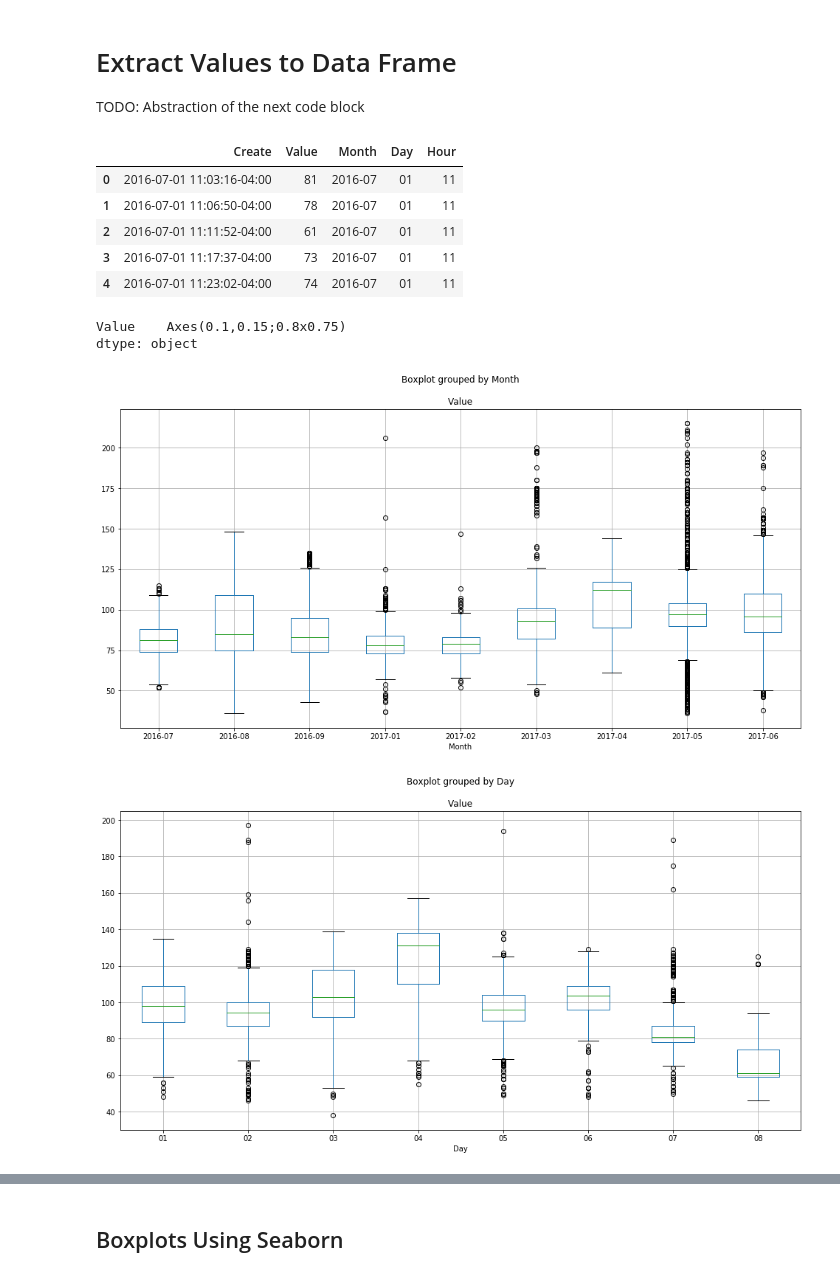
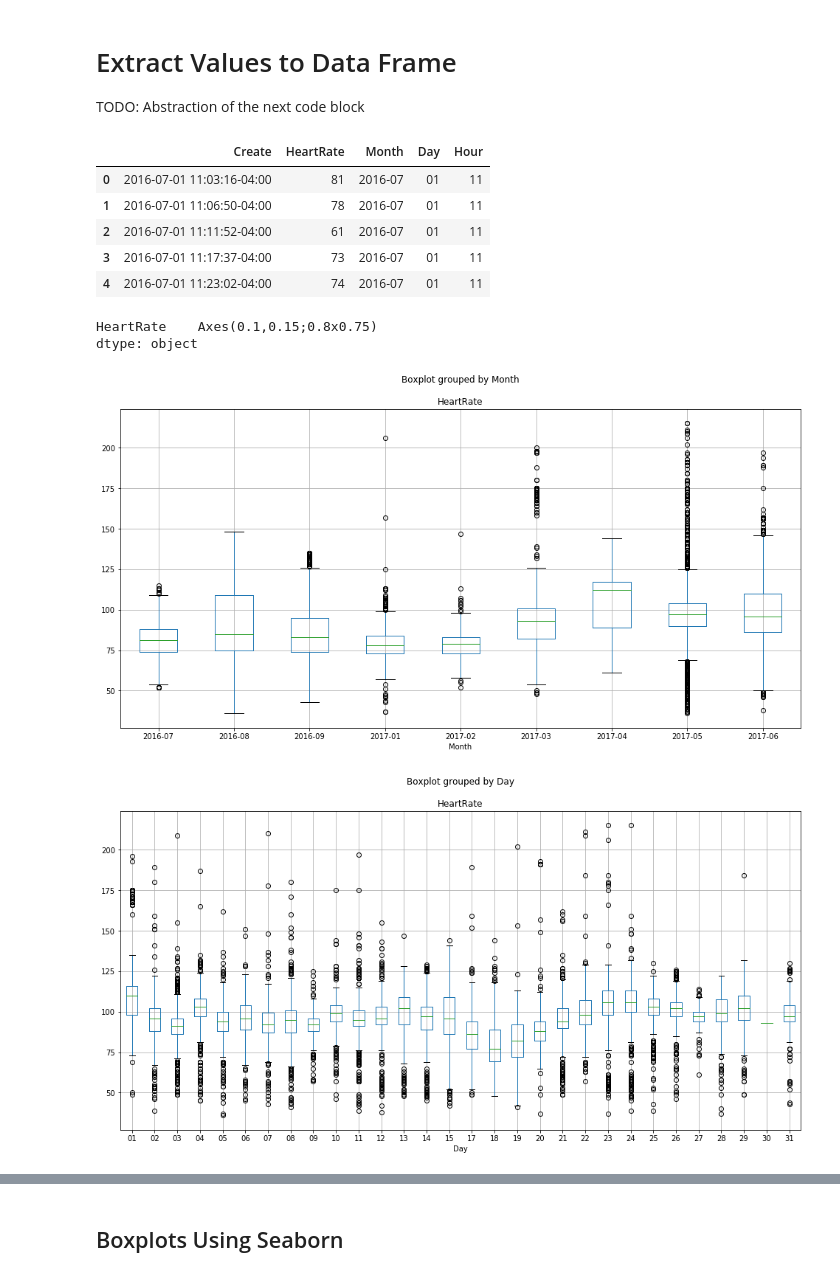
Before and after one commit to scoyote/AppleHealthAnalyze, a Jupyter notebook: ImportAppleHealthXML.ipynb, the cells around one changed output, grey strips where cells are left out. Cells and saved outputs as stored; diff of their text form; code cells hidden in the pictures.

```diff
--- a/ImportAppleHealthXML.ipynb
+++ b/ImportAppleHealthXML.ipynb
@@ -129,36 +129,42 @@ TODO: Abstraction of the next code block
 # %%
 #Extract the heartrate values, and get a timestamp from the xml
 # there is likely a more efficient way, though this is very fast
-dt = []
-v = []
-for atype in e.findall('Record'):
-    if atype.get('type') == "HKQuantityTypeIdentifierHeartRate":
-        dt.append(datetime.strptime(atype.get("startDate"),"%Y-%m-%d %H:%M:%S %z"))
-        v.append(atype.get("value"))
+def xmltodf(element,outvaluename):
+
+    dt = []
+    v = []
+    for atype in e.findall('Record'):
+        if atype.get('type') == element:
+            dt.append(datetime.strptime(atype.get("startDate"),"%Y-%m-%d %H:%M:%S %z"))
+            v.append(atype.get("value"))
 
 
-myd = pd.DataFrame({"Create":dt,"Value":v})
-myd['Month'] = myd['Create'].apply(lambda x: x.strftime('%Y-%m'))
-myd['Day'] = myd['Create'].apply(lambda x: x.strftime('%d'))
-myd['Hour'] = myd['Create'].apply(lambda x: x.strftime('%H'))
+    myd = pd.DataFrame({"Create":dt,outvaluename:v})
+    myd['Month'] = myd['Create'].apply(lambda x: x.strftime('%Y-%m'))
+    myd['Day'] = myd['Create'].apply(lambda x: x.strftime('%d'))
+    myd['Hour'] = myd['Create'].apply(lambda x: x.strftime('%H'))
 
-myd['Value'] = myd.Value.astype(float).astype(int)
-myd.head()
+    myd[outvaluename] = myd[outvaluename].astype(float).astype(int)
+
+    return(myd)
+
+HR_df = xmltodf("HKQuantityTypeIdentifierHeartRate","HeartRate")
+HR_df.head()
 # %% [output]
-|  | Create | Value | Month | Day | Hour |
+|  | Create | HeartRate | Month | Day | Hour |
 | 0 | 2016-07-01 11:03:16-04:00 | 81 | 2016-07 | 01 | 11 |
 | 1 | 2016-07-01 11:06:50-04:00 | 78 | 2016-07 | 01 | 11 |
 | 2 | 2016-07-01 11:11:52-04:00 | 61 | 2016-07 | 01 | 11 |
 | 3 | 2016-07-01 11:17:37-04:00 | 73 | 2016-07 | 01 | 11 |
 | 4 | 2016-07-01 11:23:02-04:00 | 74 | 2016-07 | 01 | 11 |
 # %%
-myd.boxplot(by='Month',column="Value", return_type='axes')
+HR_df.boxplot(by='Month',column="HeartRate", return_type='axes')
 # %% [output]
-Value    Axes(0.1,0.15;0.8x0.75)
+HeartRate    Axes(0.1,0.15;0.8x0.75)
 dtype: object
-[figure, old version]
+[figure, new version]
 # %%
-ax = myd[myd['Month']=='2017-06'].boxplot(by='Day',column="Value", return_type='axes')
+ax = HR_df[HR_df['Month']=='2017-05'].boxplot(by='Day',column="HeartRate", return_type='axes')
 # %% [output]
-[figure, old version]
+[figure, new version]
 # %%
```
Also changed, not shown: parts of 11 cells of this notebook.
